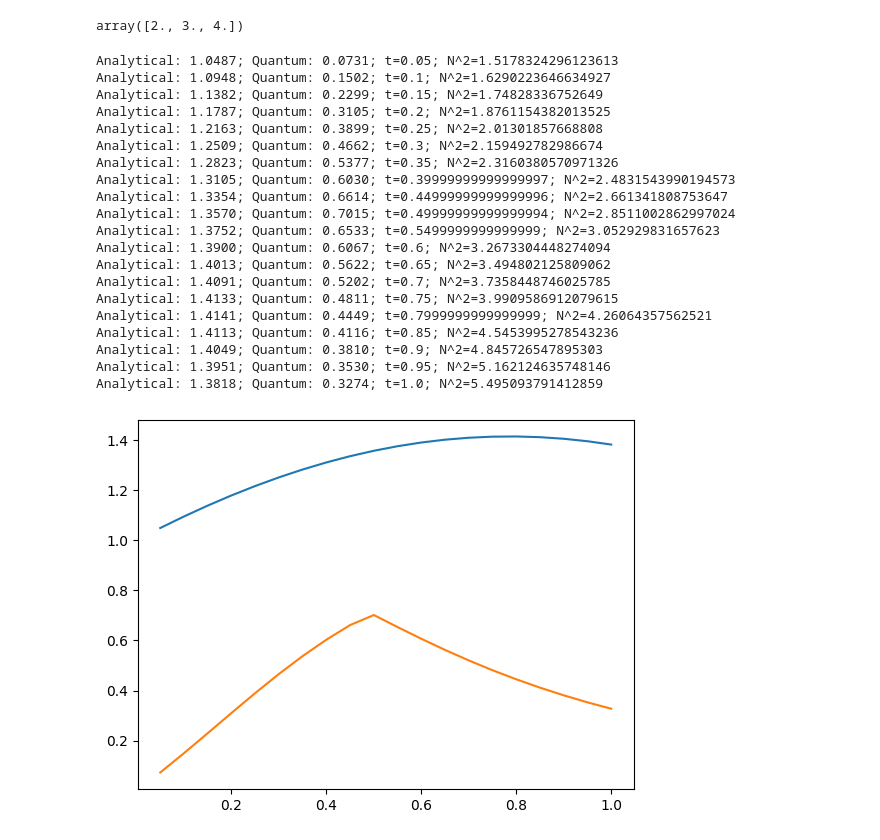
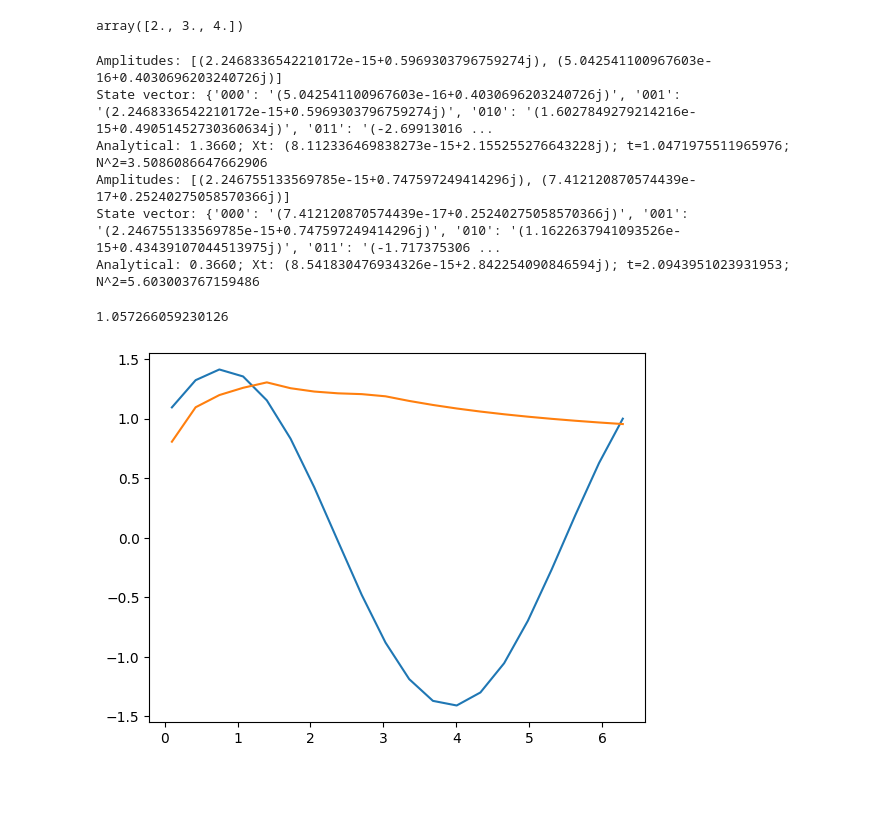
Before and after one commit to quantotto/Q-SITE-Classiq-Open-Challenge, a Jupyter notebook: harmonic_oscillator_diffeq.ipynb, the cells around one changed output. Drawn from its saved outputs; the diff is of its cells as text; code cells hidden in the pictures; blank space fills up the shorter version.

```diff
--- a/harmonic_oscillator_diffeq.ipynb
+++ b/harmonic_oscillator_diffeq.ipynb
@@ -71,12 +71,12 @@ def encode(V: CArray[CReal], Vs1: CArray[CArray[CReal]], normalized_x0: CArray[C
 
 @qfunc
 def approximate(A: CArray[CArray[CReal]], approximator: QNum, phi: QBit):
-    repeat(2, lambda i: control(approximator==i, lambda: power(i, lambda: unitary(A, phi))))
+    repeat(2 ** approximator.size, lambda i: control(approximator==i, lambda: power(i, lambda: unitary(A, phi))))
 # %%
 # inputs for y'' + y = 0
 x0 = [1.0, 1.0]                    # Boundary conditions
 A = [[0, 1], [-1, 0]]              # Linear equations (unitary)
-k = 3                              # order of approximation
+k = 1                              # order of approximation
 t = 0.2
 Cs = calculate_Cs(x0, A, t, k)
 V = calculate_V(Cs)
@@ -90,7 +90,7 @@ def main(
     ancilla: Output[QBit]
 ):
     allocate(1, phi)
-    allocate(2, approximator)
+    allocate(int(np.log2(k+1)), approximator)
     allocate(1, ancilla)
     within_apply(
         within=lambda: encode(V, Vs1, normalized_x0, ancilla, approximator, phi),
@@ -110,8 +110,9 @@ backend_preferences = ClassiqBackendPreferences(
     backend_name=ClassiqSimulatorBackendNames.SIMULATOR_STATEVECTOR
 )
 a_solutions = []
-q_solutions = []
-t_axis = np.linspace(0.05, 1, 20)
+q1_solutions = []
+q2_solutions = []
+t_axis = np.linspace(np.pi/3, 2 * np.pi / 3, 2)
 for t in t_axis:
     Cs = calculate_Cs(x0, A, t, k)
     V = calculate_V(Cs)
@@ -125,49 +126,36 @@ for t in t_axis:
     )
     quantum_program = synthesize(quantum_model)
     res = execute(quantum_program)
+    Nsq = sum(Cs)
     analytical = np.cos(t) + np.sin(t)
     amps = [ps.amplitude for ps in res.result()[0].value.parsed_state_vector if ps["approximator"] == 0 and ps["ancilla"] == 0]
-    #Nsq = 0
-    #for i, c in enumerate(Cs):
-    #    Nsq += c / (norm(A) ** i)
-    #total_prob = (amps[0]*amps[0].conjugate() + amps[1] * amps[1].conjugate())
-    #Xt = np.sqrt((amps[1]*amps[1].conjugate() / total_prob).real)
-    #Xt = amps[0]
-    #quantum = Xt*Nsq
-    Nsq = sum(Cs)
-    quantum = np.sqrt(amps[1].imag ** 2 / (amps[0].imag ** 2 + amps[1].imag ** 2))
-    print(f"Analytical: {analytical:.4f}; Quantum: {quantum:.4f}; t={t}; N^2={sum(Cs)}")
+    print(f"Amplitudes: {amps}")
+    print(f"State vector: {res.result()[0].value.state_vector}")
+    total_prob = (amps[0]*amps[0].conjugate() + amps[1] * amps[1].conjugate())
+    Xt = (complex(res.result()[0].value.state_vector["001"]) / total_prob) * np.sqrt(Nsq)
+
+    print(f"Analytical: {analytical:.4f}; Xt: {Xt}; t={t}; N^2={sum(Cs)}")
     a_solutions.append(analytical)
-    q_solutions.append(quantum)
+    q1_solutions.append(Xt)
 # %% [output]
-Analytical: 1.0487; Quantum: 0.0731; t=0.05; N^2=1.5178324296123613
-Analytical: 1.0948; Quantum: 0.1502; t=0.1; N^2=1.6290223646634927
-Analytical: 1.1382; Quantum: 0.2299; t=0.15; N^2=1.74828336752649
-Analytical: 1.1787; Quantum: 0.3105; t=0.2; N^2=1.8761154382013525
-Analytical: 1.2163; Quantum: 0.3899; t=0.25; N^2=2.01301857668808
-Analytical: 1.2509; Quantum: 0.4662; t=0.3; N^2=2.159492782986674
-Analytical: 1.2823; Quantum: 0.5377; t=0.35; N^2=2.3160380570971326
-Analytical: 1.3105; Quantum: 0.6030; t=0.39999999999999997; N^2=2.4831543990194573
-Analytical: 1.3354; Quantum: 0.6614; t=0.44999999999999996; N^2=2.661341808753647
-Analytical: 1.3570; Quantum: 0.7015; t=0.49999999999999994; N^2=2.8511002862997024
-Analytical: 1.3752; Quantum: 0.6533; t=0.5499999999999999; N^2=3.052929831657623
-Analytical: 1.3900; Quantum: 0.6067; t=0.6; N^2=3.2673304448274094
-Analytical: 1.4013; Quantum: 0.5622; t=0.65; N^2=3.494802125809062
-Analytical: 1.4091; Quantum: 0.5202; t=0.7; N^2=3.7358448746025785
-Analytical: 1.4133; Quantum: 0.4811; t=0.75; N^2=3.9909586912079615
-Analytical: 1.4141; Quantum: 0.4449; t=0.7999999999999999; N^2=4.26064357562521
-Analytical: 1.4113; Quantum: 0.4116; t=0.85; N^2=4.5453995278543236
-Analytical: 1.4049; Quantum: 0.3810; t=0.9; N^2=4.845726547895303
-Analytical: 1.3951; Quantum: 0.3530; t=0.95; N^2=5.162124635748146
-Analytical: 1.3818; Quantum: 0.3274; t=1.0; N^2=5.495093791412859
+Amplitudes: [(2.2468336542210172e-15+0.5969303796759274j), (5.042541100967603e-16+0.4030696203240726j)]
+State vector: {'000': '(5.042541100967603e-16+0.4030696203240726j)', '001': '(2.2468336542210172e-15+0.5969303796759274j)', '010': '(1.6027849279214216e-15+0.49051452730360634j)', '011': '(-2.69913016 ...
+Analytical: 1.3660; Xt: (8.112336469838273e-15+2.155255276643228j); t=1.0471975511965976; N^2=3.5086086647662906
+Amplitudes: [(2.246755133569785e-15+0.747597249414296j), (7.412120870574439e-17+0.25240275058570366j)]
+State vector: {'000': '(7.412120870574439e-17+0.25240275058570366j)', '001': '(2.246755133569785e-15+0.747597249414296j)', '010': '(1.1622637941093526e-15+0.43439107044513975j)', '011': '(-1.717375306 ...
+Analytical: 0.3660; Xt: (8.541830476934326e-15+2.842254090846594j); t=2.0943951023931953; N^2=5.603003767159486
+# %%
+0.7476 * np.sqrt(2)
+# %% [output]
+1.057266059230126
 # %%
 from matplotlib import pyplot as plt
 
 plt.plot(t_axis, a_solutions)
-plt.plot(t_axis, q_solutions)
+plt.plot(t_axis, (np.array([2] * len(q0_solutions)) - q0_solutions) / np.sqrt(2))
 plt.show()
 # %% [output]
-[figure, old version]
+[figure, new version]
 # %%
 amps = [ps.amplitude for ps in res.result()[0].value.parsed_state_vector if ps["approximator"] == 0 and ps["ancilla"] == 0]
 Nsq = sum(Cs)
```
Also changed, not shown: parts of 5 cells of this notebook, 4 other files.
